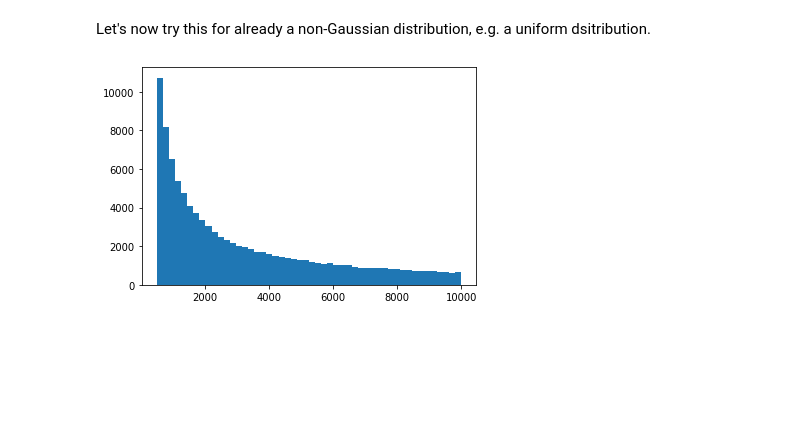
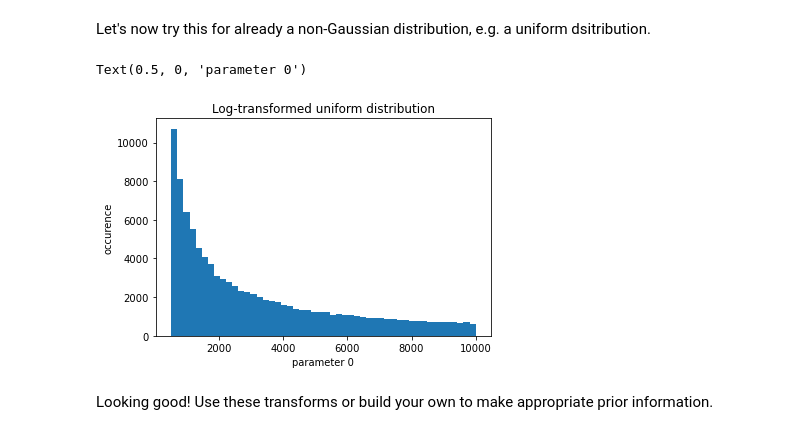
Before and after one commit to larsgeb/hmclab, a Jupyter notebook: notebooks/tutorials/5 - Transforming parameters.ipynb, the cells around one changed output. Drawn from its saved outputs; the diff is of its cells as text; code cells hidden in the pictures; blank space fills up the shorter version.

Commit message:
Finalised transform

```diff
--- a/notebooks/tutorials/5 - Transforming parameters.ipynb
+++ b/notebooks/tutorials/5 - Transforming parameters.ipynb
@@ -213,5 +213,11 @@ prior_2 = hmclab.Distributions.Uniform(
 prior_2_l = hmclab.Distributions.TransformToLogSpace(prior_2)
 # %%
 _ = plt.hist(prior_2_l.generate(100000).flatten(), bins=50)
+plt.title("Log-transformed uniform distribution")
+plt.ylabel("occurence")
+plt.xlabel(f"parameter 0")
 # %% [output]
+Text(0.5, 0, 'parameter 0')
-[figure, old version]
+[figure, new version]
+# %% [markdown]
+Looking good! Use these transforms or build your own to make appropriate prior information.
```
Also changed, not shown: 1 other file.
